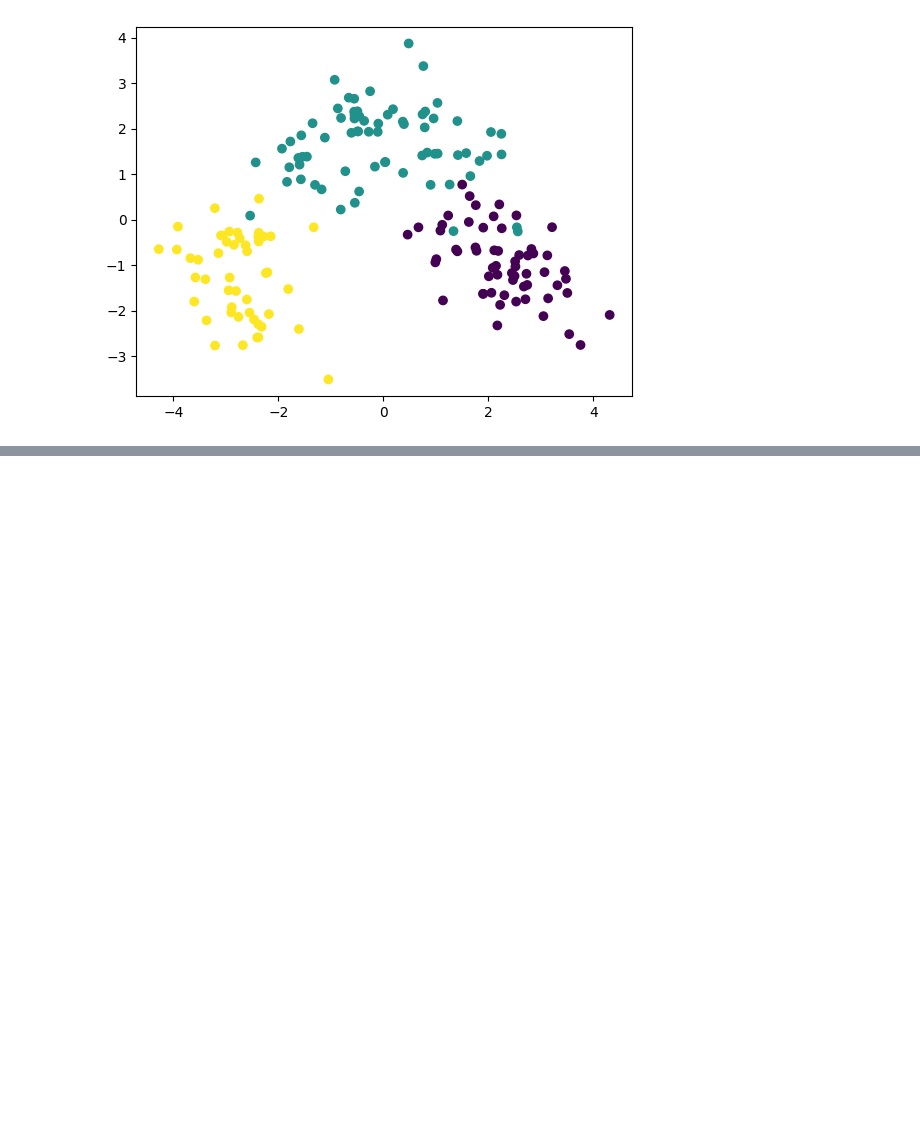
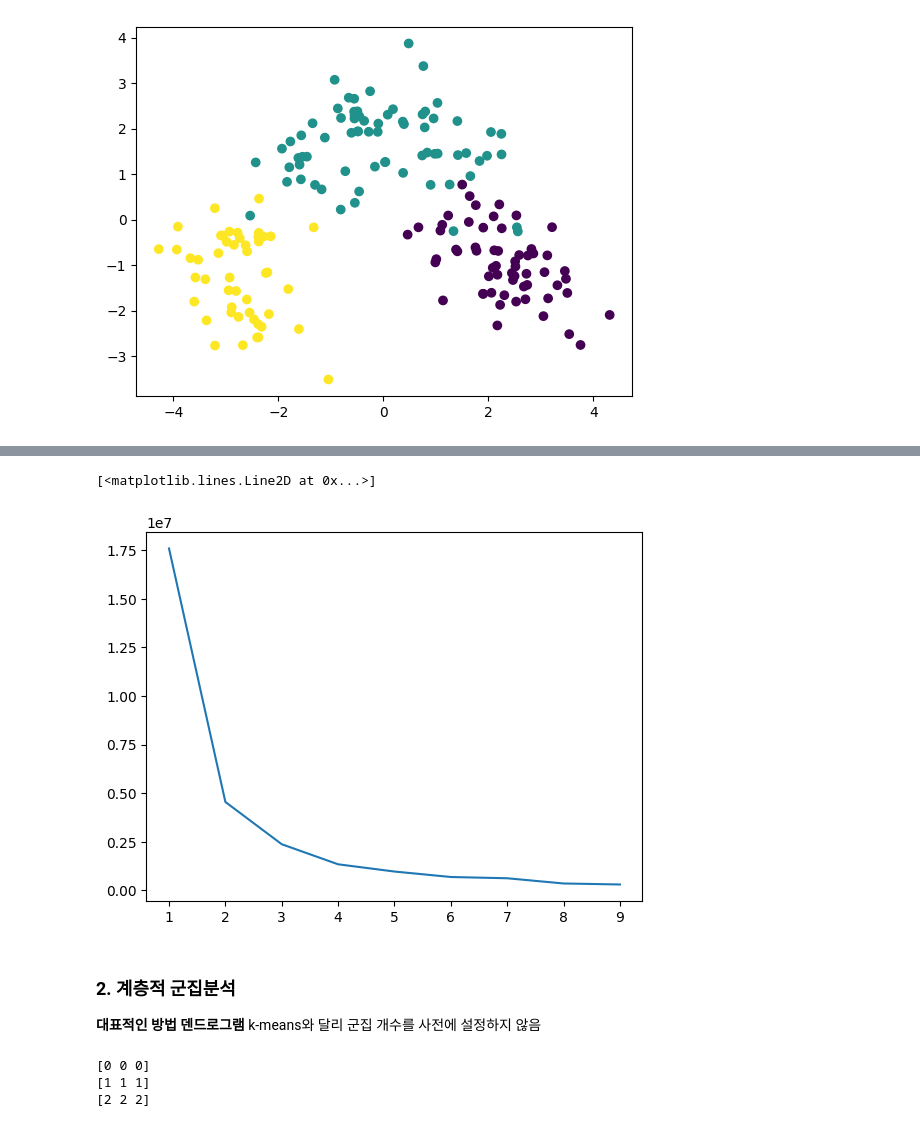
Before and after one commit to tomatojams/python_project, a Jupyter notebook: 모두의 연구소 3개월 집중 AI/3주차-5 비지도학습.ipynb, the cells around one changed output, grey strips where cells are left out. Saved outputs shown, nothing was run; the diff lists cells and outputs as text; code cells hidden in the pictures; blank space fills up the shorter version.

```diff
--- a/모두의 연구소 3개월 집중 AI/3주차-5 비지도학습.ipynb
+++ b/모두의 연구소 3개월 집중 AI/3주차-5 비지도학습.ipynb
@@ -249,0 +343,4 @@ df = data.copy()
+# %%
+#컬럼을
+df.columns = df.columns.astype(str)
+df
@@ -249,0 +361,18 @@ df = data.copy()
+# %%
+#군집수 찾기
+df.columns = df.columns.astype(str)
+inertia = []
+for i in range(1,10):
+    kmeans = KMeans(n_clusters= i, random_state = 2022, n_init= 1) #n_init 명시
+    kmeans.fit(df)
+    inertia.append(kmeans.inertia_)
+
+plt.plot(range(1,10),inertia)
+# %% [output]
+[<matplotlib.lines.Line2D at 0x...>]
+[figure, added]
+# %% [markdown]
+### 2. 계층적 군집분석
+
+**대표적인 방법 덴드로그램**
+k-means와 달리 군집 개수를 사전에 설정하지 않음
@@ -249,0 +387,8 @@ df = data.copy()
+# %%
+print(dataset.target[:3])
+print(dataset.target[70:73])
+print(dataset.target[160:163])
+# %% [output]
+[0 0 0]
+[1 1 1]
+[2 2 2]
```
Also changed, not shown: parts of 15 cells of this notebook, 1 other file.
